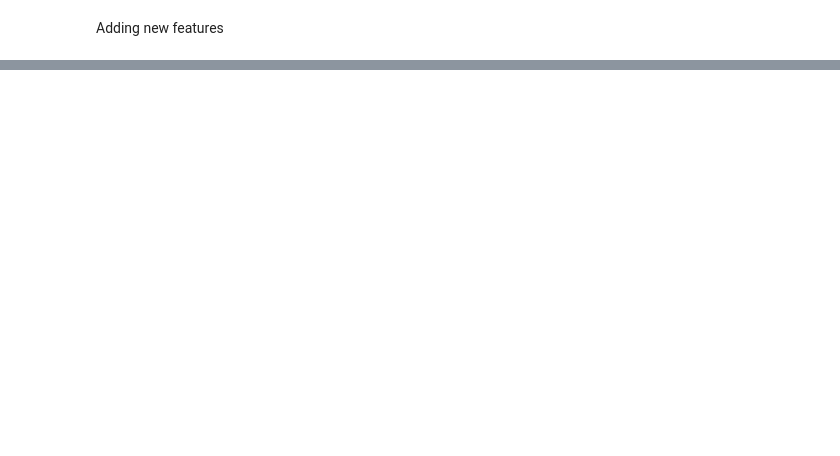
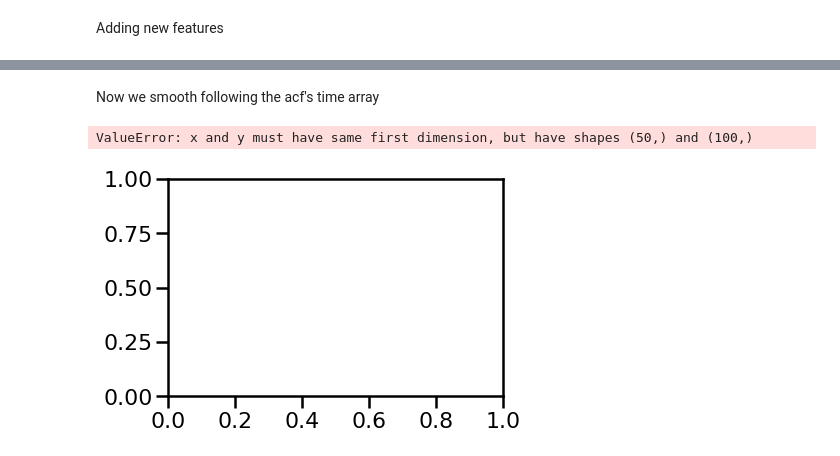
Before and after one commit to ojhall94/michael, a Jupyter notebook: Examples/Example.ipynb, the cells around one changed output, grey strips where cells are left out. Cells and saved outputs as stored; diff of their text form; code cells hidden in the pictures; blank space fills up the shorter version.

```diff
--- a/Examples/Example.ipynb
+++ b/Examples/Example.ipynb
@@ -90,0 +125,16 @@ wwz = j.void['wwz']
+# %% [markdown]
+Now we smooth following the acf's time array
+# %%
+wwz = j.void[f'{j.sectors[0]}_wwz']
+max = np.nanmax(wwz)
+wwz /= max
+for s in j.sectors[1:]:
+    add = j.void[f'{s}_wwz']/max
+    wwz = np.vstack((wwz, add[:, :wwz.shape[1]]))
+w = np.sum(wwz, axis=1)
+nus = j.void['5_wt'].nus
+p = 1/nus
+plt.plot(p, w)
+# %% [output]
+ValueError: x and y must have same first dimension, but have shapes (50,) and (100,)
+[figure, added]
```
Also changed, not shown: parts of 17 cells of this notebook, 1 other file.
